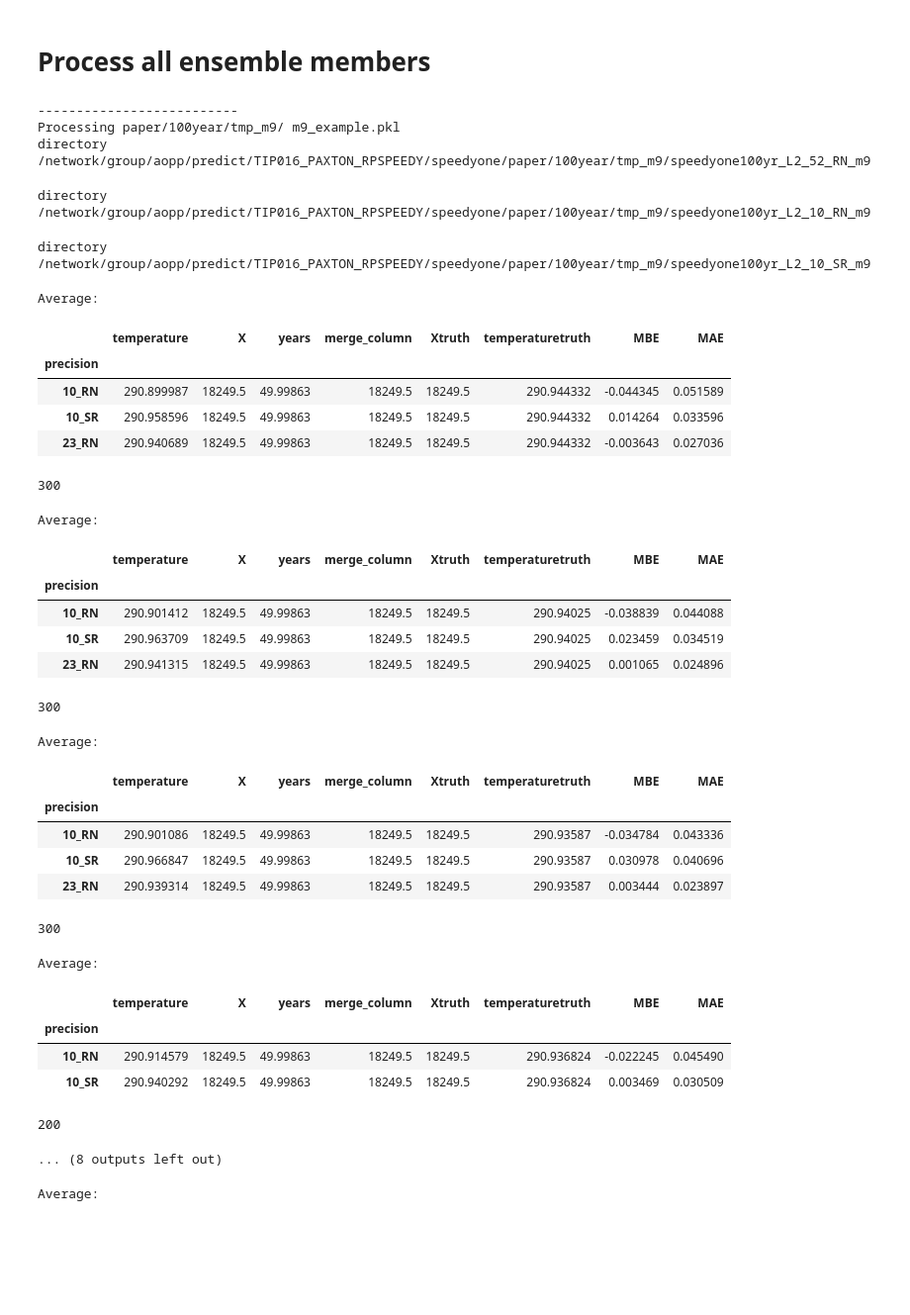
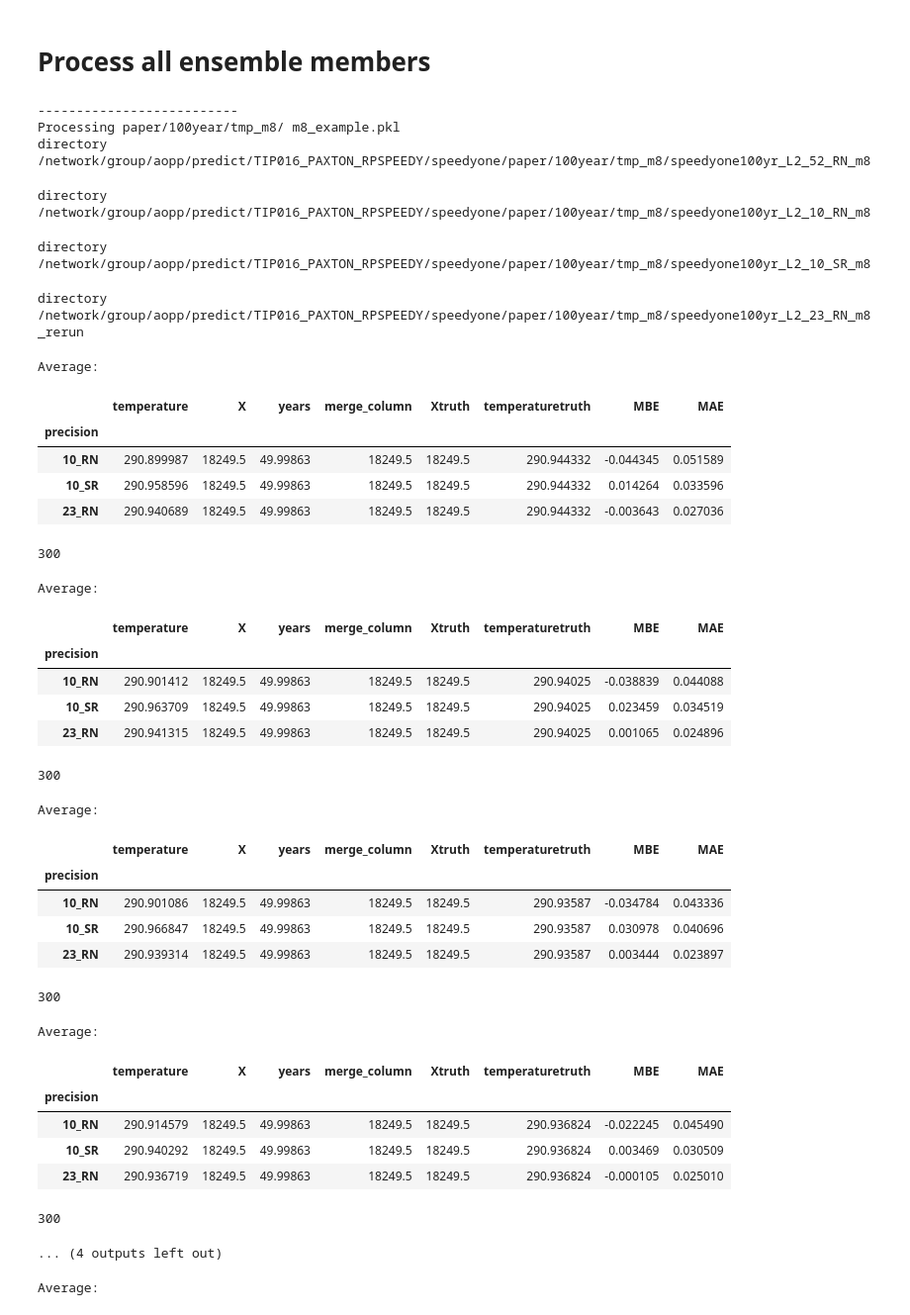
Before and after one commit to tomkimpson/speedy-1, a Jupyter notebook: jupyter_notebooks/1.Timeseries_individual.ipynb, the cells around one changed output. Shown at 99% size. Saved outputs shown, nothing was run; the diff lists cells and outputs as text; code cells hidden in the pictures; blank space fills up the shorter version.

```diff
--- a/jupyter_notebooks/1.Timeseries_individual.ipynb
+++ b/jupyter_notebooks/1.Timeseries_individual.ipynb
@@ -192,18 +180,19 @@ fname = 'm7_example.pkl'
 #m8
 node = 'paper/100year/tmp_m8/'
 fname = 'm8_example.pkl'
-#df8 = process_node(node,fname)
+df8 = process_node(node,fname)
 
 #m9
-node = 'paper/100year/tmp_m9/'
-fname = 'm9_example.pkl'
-df9 = process_node(node,fname)
+# node = 'paper/100year/tmp_m9/'
+# fname = 'm9_example.pkl'
+# df9 = process_node(node,fname)
 # %% [output]
 --------------------------
-Processing paper/100year/tmp_m9/ m9_example.pkl
-directory /network/group/aopp/predict/TIP016_PAXTON_RPSPEEDY/speedyone/paper/100year/tmp_m9/speedyone100yr_L2_52_RN_m9
+Processing paper/100year/tmp_m8/ m8_example.pkl
+directory /network/group/aopp/predict/TIP016_PAXTON_RPSPEEDY/speedyone/paper/100year/tmp_m8/speedyone100yr_L2_52_RN_m8
-directory /network/group/aopp/predict/TIP016_PAXTON_RPSPEEDY/speedyone/paper/100year/tmp_m9/speedyone100yr_L2_10_RN_m9
+directory /network/group/aopp/predict/TIP016_PAXTON_RPSPEEDY/speedyone/paper/100year/tmp_m8/speedyone100yr_L2_10_RN_m8
-directory /network/group/aopp/predict/TIP016_PAXTON_RPSPEEDY/speedyone/paper/100year/tmp_m9/speedyone100yr_L2_10_SR_m9
+directory /network/group/aopp/predict/TIP016_PAXTON_RPSPEEDY/speedyone/paper/100year/tmp_m8/speedyone100yr_L2_10_SR_m8
+directory /network/group/aopp/predict/TIP016_PAXTON_RPSPEEDY/speedyone/paper/100year/tmp_m8/speedyone100yr_L2_23_RN_m8_rerun
 # %%
 import seaborn as sns
 import matplotlib.pyplot as plt
@@ -283,42 +272,43 @@ def plot_timeseries(df,time_period,title,savefig):
     ax1.legend().set_title(None)
 # %%
 
-timeseries_files = ['m5_example.pkl','m6_example.pkl','m7_example.pkl','m8_example.pkl','m9_example.pkl']
-timeseries_files = ['m9_example.pkl']
-for m in ['m5_example.pkl','m6_example.pkl','m7_example.pkl','m8_example.pkl','m9_example.pkl']:
+timeseries_files = ['m5_example.pkl','m6_example.pkl','m7_example.pkl','m8_example.pkl']
+#timeseries_files = ['m9_example.pkl']
+for m in timeseries_files:
     dtmp = pd.read_pickle(m)
     #display(dtmp)
     #plot_timeseries(dtmp,time_period=365,title=m,savefig='figs/m5_timeseries.png')
     plot_timeseries(dtmp,time_period=365,title=m,savefig=None)
 # %% [output]
 Average:
 |  | temperature | X | years | merge_column | Xtruth | temperaturetruth | MBE | MAE |
 | precision |  |  |  |  |  |  |  |  |
 | 10_RN | 290.899987 | 18249.5 | 49.99863 | 18249.5 | 18249.5 | 290.944332 | -0.044345 | 0.051589 |
 | 10_SR | 290.958596 | 18249.5 | 49.99863 | 18249.5 | 18249.5 | 290.944332 | 0.014264 | 0.033596 |
 | 23_RN | 290.940689 | 18249.5 | 49.99863 | 18249.5 | 18249.5 | 290.944332 | -0.003643 | 0.027036 |
 300
 Average:
 |  | temperature | X | years | merge_column | Xtruth | temperaturetruth | MBE | MAE |
 | precision |  |  |  |  |  |  |  |  |
 | 10_RN | 290.901412 | 18249.5 | 49.99863 | 18249.5 | 18249.5 | 290.94025 | -0.038839 | 0.044088 |
 | 10_SR | 290.963709 | 18249.5 | 49.99863 | 18249.5 | 18249.5 | 290.94025 | 0.023459 | 0.034519 |
 | 23_RN | 290.941315 | 18249.5 | 49.99863 | 18249.5 | 18249.5 | 290.94025 | 0.001065 | 0.024896 |
 300
 Average:
 |  | temperature | X | years | merge_column | Xtruth | temperaturetruth | MBE | MAE |
 | precision |  |  |  |  |  |  |  |  |
 | 10_RN | 290.901086 | 18249.5 | 49.99863 | 18249.5 | 18249.5 | 290.93587 | -0.034784 | 0.043336 |
 | 10_SR | 290.966847 | 18249.5 | 49.99863 | 18249.5 | 18249.5 | 290.93587 | 0.030978 | 0.040696 |
 | 23_RN | 290.939314 | 18249.5 | 49.99863 | 18249.5 | 18249.5 | 290.93587 | 0.003444 | 0.023897 |
 300
 Average:
 |  | temperature | X | years | merge_column | Xtruth | temperaturetruth | MBE | MAE |
 | precision |  |  |  |  |  |  |  |  |
 | 10_RN | 290.914579 | 18249.5 | 49.99863 | 18249.5 | 18249.5 | 290.936824 | -0.022245 | 0.045490 |
 | 10_SR | 290.940292 | 18249.5 | 49.99863 | 18249.5 | 18249.5 | 290.936824 | 0.003469 | 0.030509 |
+| 23_RN | 290.936719 | 18249.5 | 49.99863 | 18249.5 | 18249.5 | 290.936824 | -0.000105 | 0.025010 |
-200
+300
-... (8 outputs left out)
+... (4 outputs left out)
 # %%
 plot_timeseries(df,time_period=365)
 # %% [output]
```
Also changed, not shown: parts of 3 cells of this notebook, 7 other files.
